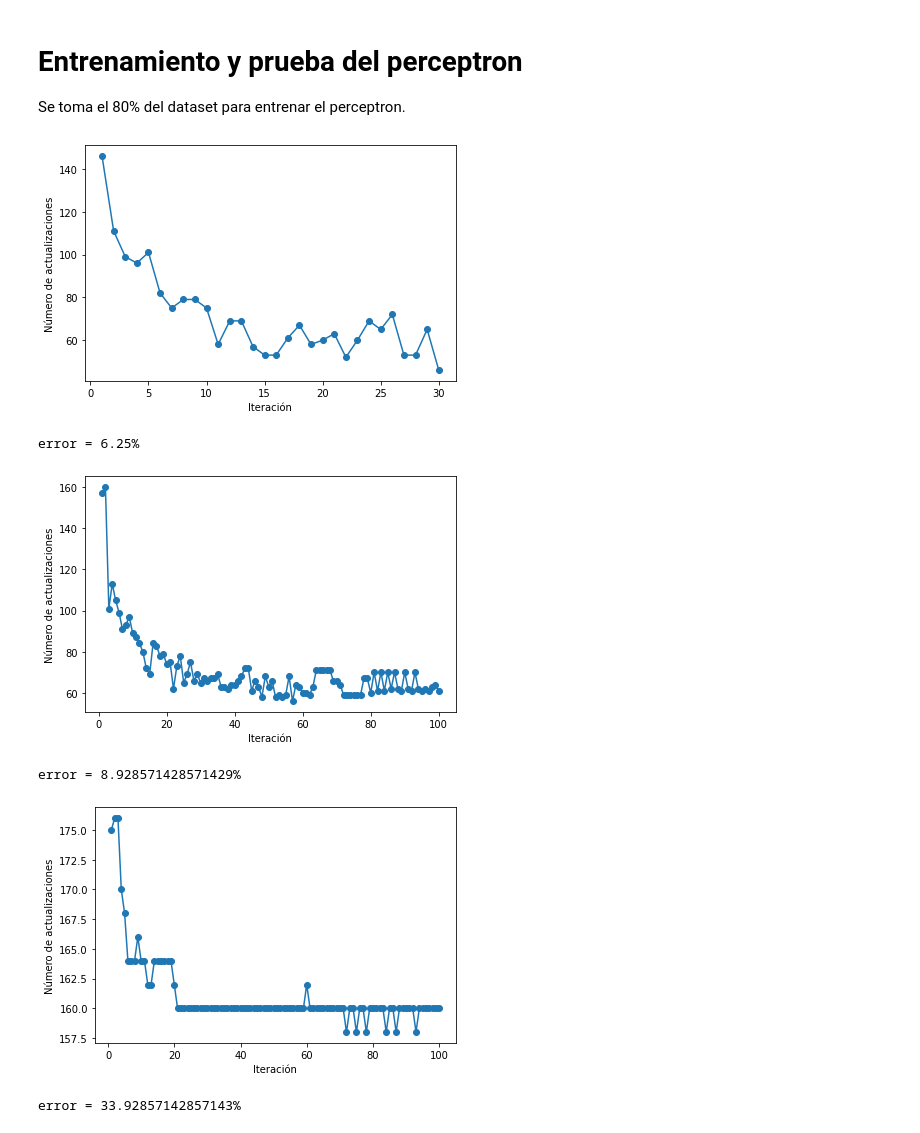
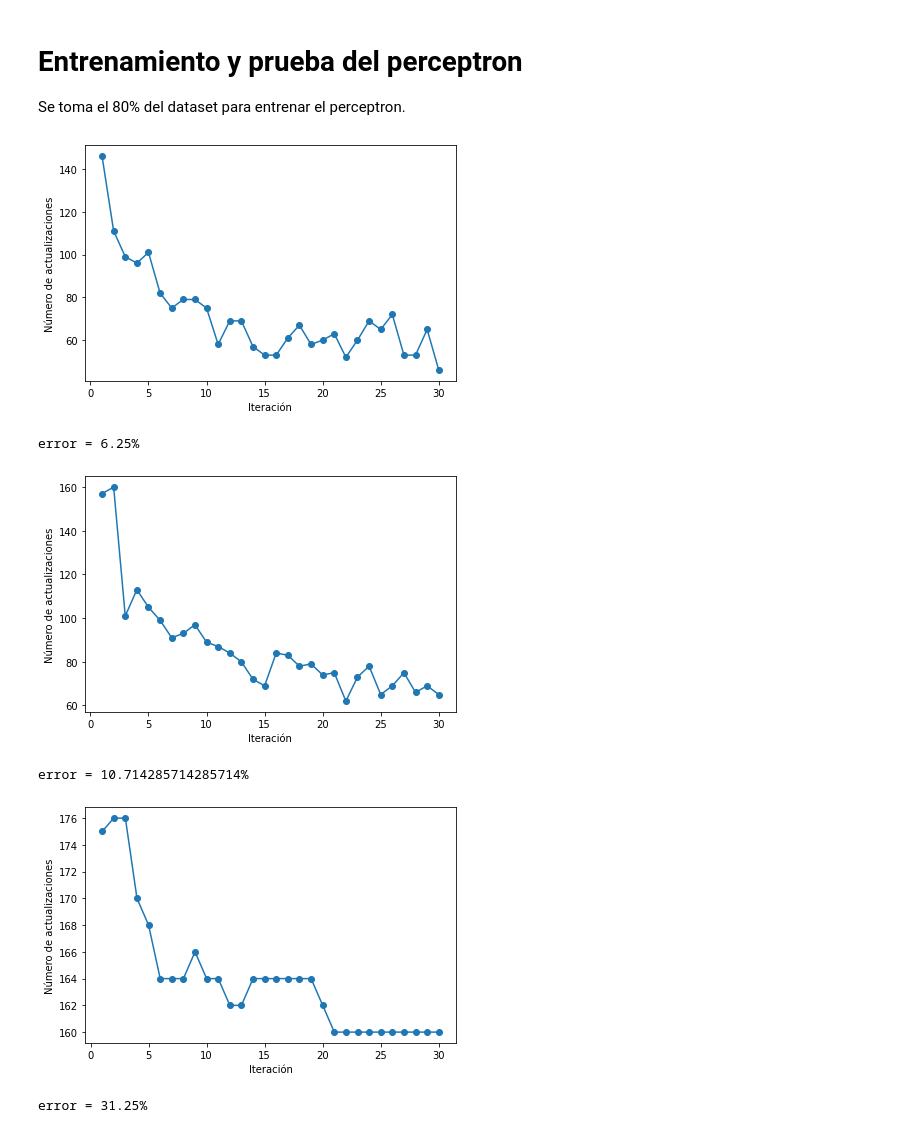
Before and after one commit to rpenal/Algoritmos2022-I, a Jupyter notebook: LAB6/LAB6GR3.ipynb, the cells around one changed output. Drawn from its saved outputs; the diff is of its cells as text; code cells hidden in the pictures.

```diff
--- a/LAB6/LAB6GR3.ipynb
+++ b/LAB6/LAB6GR3.ipynb
@@ -179,36 +192,36 @@ def entrenar_perceptron(X,Y,n_iter):
   X_training = datapractice
   y_training = resultspractice
   #entrenar el perceptron
   perceptron =  Perceptron(2,n_iter)
   perceptron.train(X_training, y_training)
 
   plt.plot(range(1, len(perceptron.errors) + 1), perceptron.errors, marker='o')
   plt.xlabel('Iteración')
   plt.ylabel('Número de actualizaciones')
 
   plt.tight_layout()
   plt.show()
 
   ##PRUEBA##
   #Tomar el 20% restante del dataset para probar el perceptron´
   X_test = np.concatenate([X[fortyper+1:fiftyper,:],X[ninetyper+1:,:]],axis=0)
   y_test = np.concatenate([Y[fortyper+1:fiftyper],Y[ninetyper+1:]],axis=0)
 
   #calcular los errores en la clasificacion
   error = 0
   for i in range(0,len(X_test)):
       if perceptron.predict(X_test[i]) != y_test[i]:
           error += 1
   error = error / len(X_test) * 100
   print("error = {}%".format(error))
 
 entrenar_perceptron(X,Y,n_iter=30)
-entrenar_perceptron(X_1,Y,n_iter=100)
-entrenar_perceptron(X_2,Y,n_iter=100)
+entrenar_perceptron(X_1,Y,n_iter=30)
+entrenar_perceptron(X_2,Y,n_iter=30)
 # %% [output]
 [figure]
 error = 6.25%
-[figure, old version]
+[figure, new version]
-error = 8.928571428571429%
+error = 10.714285714285714%
-[figure, old version]
+[figure, new version]
-error = 33.92857142857143%
+error = 31.25%
```
Also changed, not shown: parts of 15 cells of this notebook.
